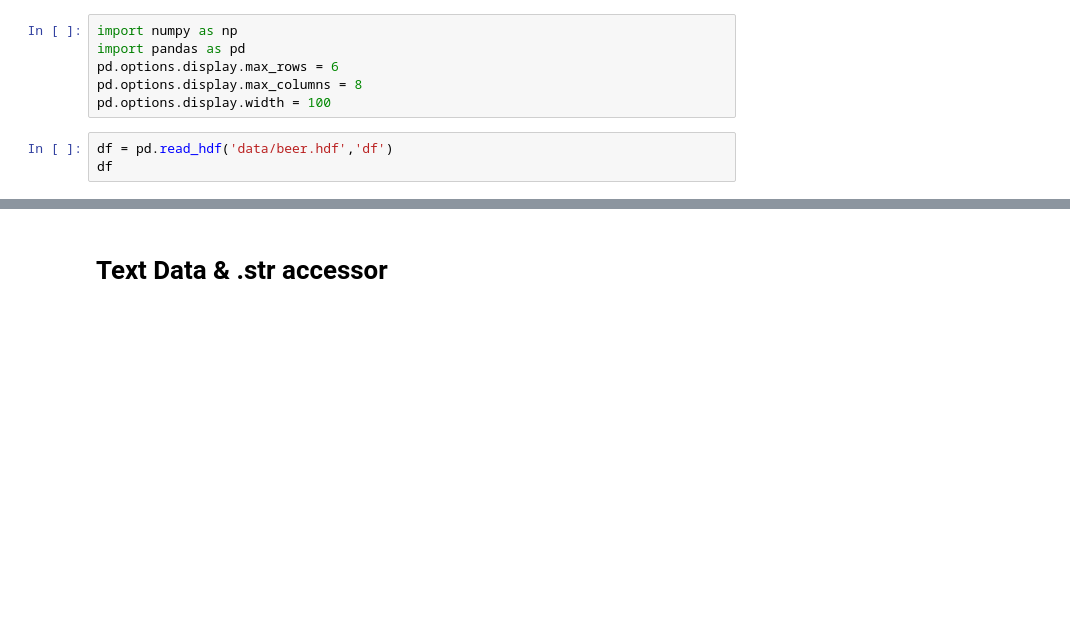
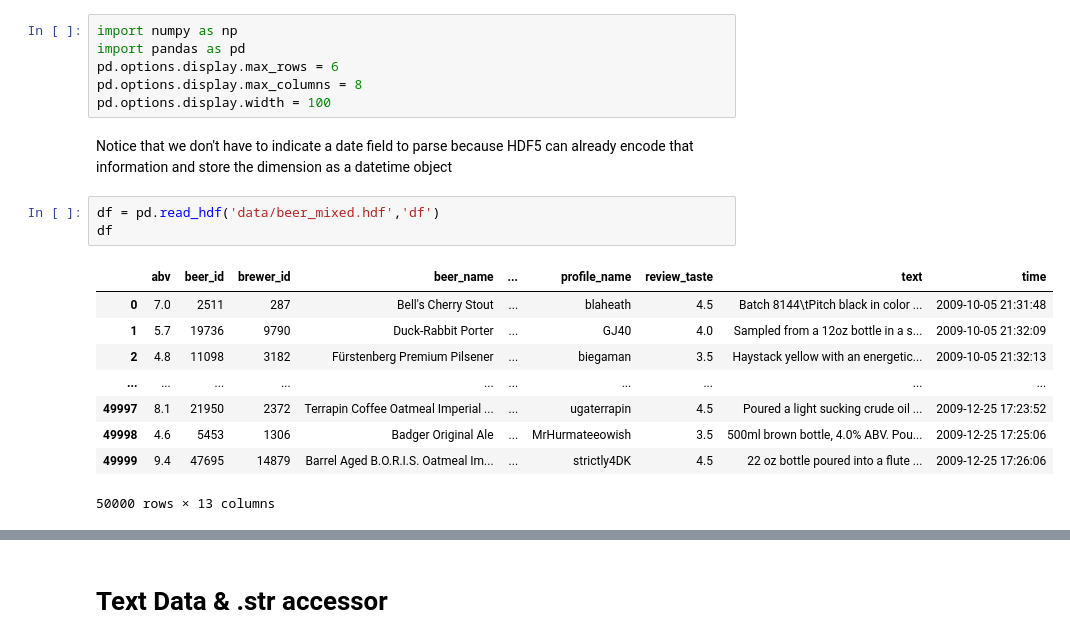
Before and after one commit to ijstokes/pandas-tutorial, a Jupyter notebook: 2. Examining Data.ipynb, the cells around one changed output, grey strips where cells are left out. Cells and saved outputs as stored; diff of their text form; blank space fills up the shorter version.

```diff
--- a/2. Examining Data.ipynb
+++ b/2. Examining Data.ipynb
@@ -6,8 +6,22 @@ import pandas as pd
 pd.options.display.max_rows = 6
 pd.options.display.max_columns = 8
 pd.options.display.width = 100
+# %% [markdown]
+Notice that we don't have to indicate a date field to parse
+because HDF5 can already encode that information and store
+the dimension as a datetime object
 # %%
-df = pd.read_hdf('data/beer.hdf','df')
+df = pd.read_hdf('data/beer_mixed.hdf','df')
 df
+# %% [output]
+|  | abv | beer_id | brewer_id | beer_name | ... | profile_name | review_taste | text | time |
+| 0 | 7.0 | 2511 | 287 | Bell's Cherry Stout | ... | blaheath | 4.5 | Batch 8144\tPitch black in color ... | 2009-10-05 21:31:48 |
+| 1 | 5.7 | 19736 | 9790 | Duck-Rabbit Porter | ... | GJ40 | 4.0 | Sampled from a 12oz bottle in a s... | 2009-10-05 21:32:09 |
+| 2 | 4.8 | 11098 | 3182 | Fürstenberg Premium Pilsener | ... | biegaman | 3.5 | Haystack yellow with an energetic... | 2009-10-05 21:32:13 |
+| ... | ... | ... | ... | ... | ... | ... | ... | ... | ... |
+| 49997 | 8.1 | 21950 | 2372 | Terrapin Coffee Oatmeal Imperial ... | ... | ugaterrapin | 4.5 | Poured a light sucking crude oil ... | 2009-12-25 17:23:52 |
+| 49998 | 4.6 | 5453 | 1306 | Badger Original Ale | ... | MrHurmateeowish | 3.5 | 500ml brown bottle, 4.0% ABV. Pou... | 2009-12-25 17:25:06 |
+| 49999 | 9.4 | 47695 | 14879 | Barrel Aged B.O.R.I.S. Oatmeal Im... | ... | strictly4DK | 4.5 | 22 oz bottle poured into a flute ... | 2009-12-25 17:26:06 |
+50000 rows × 13 columns
 # %%
 df.info()
```
Also changed, not shown: parts of 46 cells of this notebook, 4 other files.
